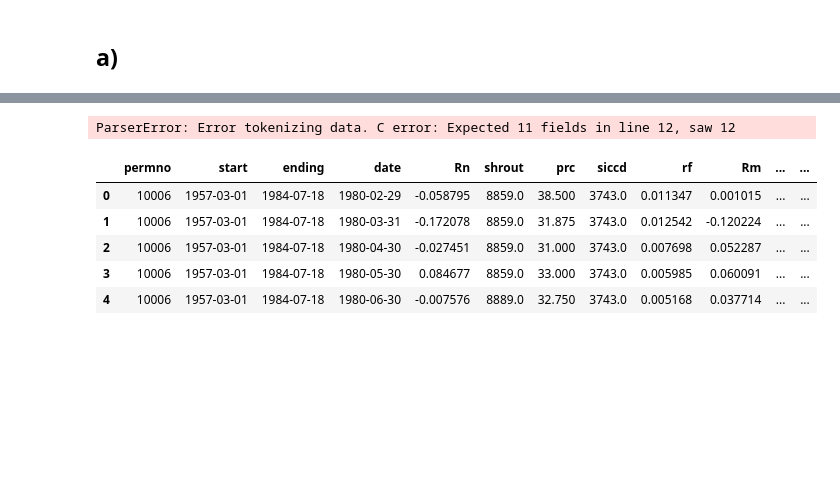
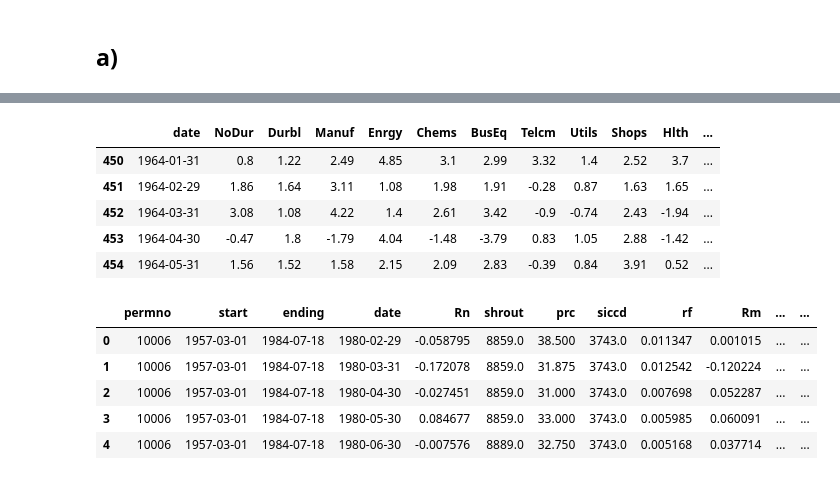
Before and after one commit to yassinuaimee/Investments-Advanced-Portfolio-Optimization-and-Risk-Factor-Analysis, a Jupyter notebook: merged.ipynb, the cells around one changed output, grey strips where cells are left out. Saved outputs shown, nothing was run; the diff lists cells and outputs as text; code cells hidden in the pictures; blank space fills up the shorter version.

```diff
--- a/merged.ipynb
+++ b/merged.ipynb
@@ -615,18 +604,27 @@ NameError: name 'r_strat' is not defined
+# %%
+Industry_Returns = pd.read_csv('12_Industry_Portfolios.CSV')
+Industry_Returns = Industry_Returns[(Industry_Returns['date'] >= start_date) & (Industry_Returns['date'] <= end_date)]
+Industry_Returns['date'] = pd.to_datetime(Industry_Returns['date'], format='%Y%m', errors='coerce')+pd.offsets.MonthEnd(0)
+Industry_Returns.head()
+# %% [output]
+|  | date | NoDur | Durbl | Manuf | Enrgy | Chems | BusEq | Telcm | Utils | Shops | Hlth | ... |
+| 450 | 1964-01-31 | 0.8 | 1.22 | 2.49 | 4.85 | 3.1 | 2.99 | 3.32 | 1.4 | 2.52 | 3.7 | ... |
+| 451 | 1964-02-29 | 1.86 | 1.64 | 3.11 | 1.08 | 1.98 | 1.91 | -0.28 | 0.87 | 1.63 | 1.65 | ... |
+| 452 | 1964-03-31 | 3.08 | 1.08 | 4.22 | 1.4 | 2.61 | 3.42 | -0.9 | -0.74 | 2.43 | -1.94 | ... |
+| 453 | 1964-04-30 | -0.47 | 1.8 | -1.79 | 4.04 | -1.48 | -3.79 | 0.83 | 1.05 | 2.88 | -1.42 | ... |
+| 454 | 1964-05-31 | 1.56 | 1.52 | 1.58 | 2.15 | 2.09 | 2.83 | -0.39 | 0.84 | 3.91 | 0.52 | ... |
 # %%
 #WE SHOULD DO SMTH LIKE THAT TO START FROM 1964 BUT SHIT AINT WORKING
 #---------------------------------------------
 # Industry Definitions  and Returns
 #---------------------------------------------
-Industry_Returns = pd.read_csv('12_Industry_Portfolios.txt', delimiter= '\s+')
+
 Industry_Definitions = pd.read_csv('48_Industry_Portfolios.CSV')
 Industry_Definitions = Industry_Definitions.rename(columns={'SIC':'siccd'})
 Industries = Industry_Returns.columns.tolist()
-Industry_Names = pd.DataFrame(Industries,index=np.arange(1,13)).reset_index()
+num_industries = len(Industries)
+Industry_Names = pd.DataFrame(Industries, index=np.arange(1, num_industries+1)).reset_index()
 Industry_Names.columns=['Industry','Name']
-Industry_Returns = Industry_Returns.reset_index().rename(columns = {'index':'dateM'})
-Industry_Returns['dateM'] = pd.to_datetime(Industry_Returns['dateM'], format='%Y%m', errors='coerce')+pd.offsets.MonthEnd(0)
-# %% [output]
-ParserError: Error tokenizing data. C error: Expected 11 fields in line 12, saw 12
 # %%
 #taking industries data from the data from ex7 BUT THE PROBLEM IS THAT IT STARTS FROM 1980 AND NOT 1964
 Indus = pd.read_csv("Industries_ex7.csv",sep=";")
```
Also changed, not shown: parts of 21 cells of this notebook.
